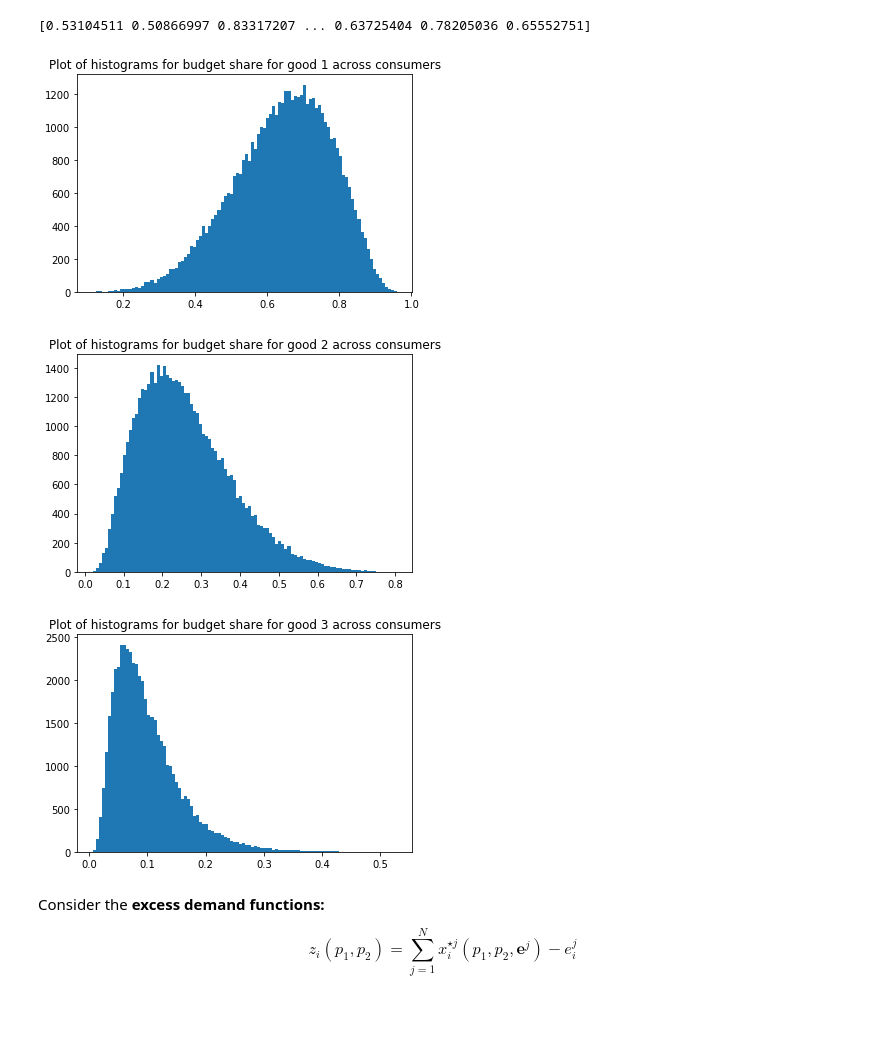
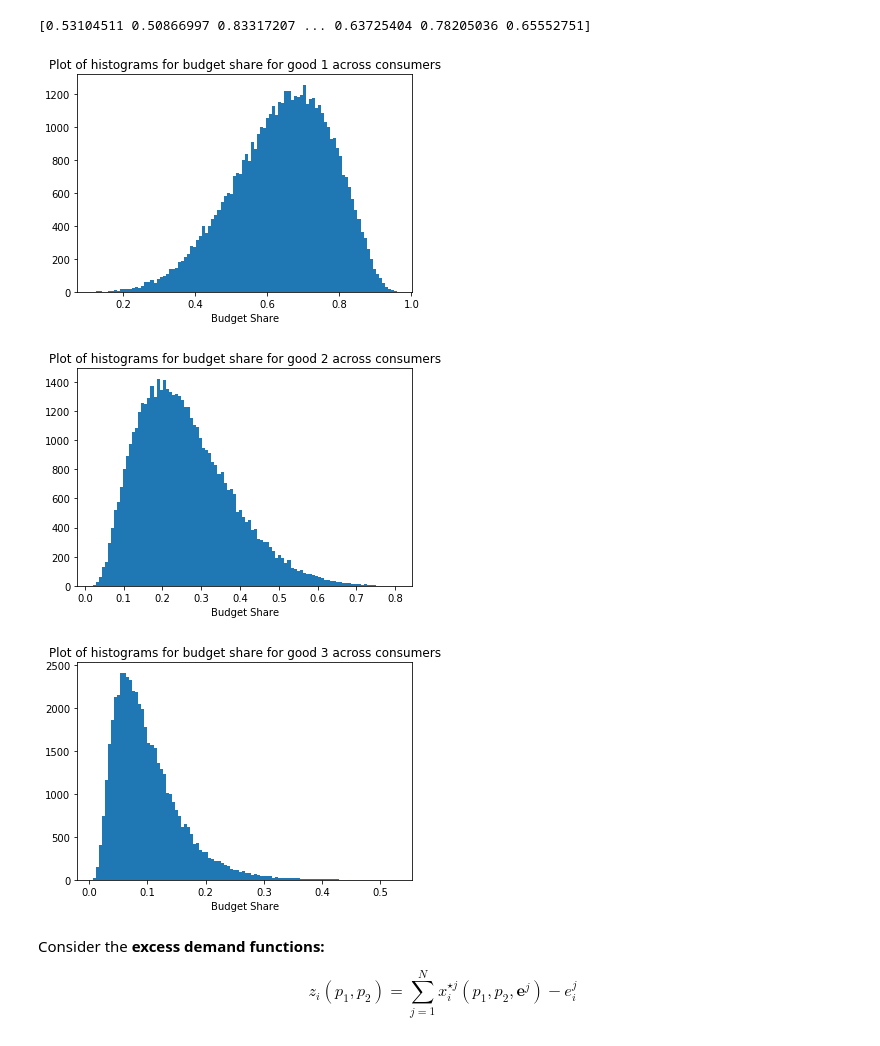
Before and after one commit to NumEconCopenhagen/projects-2019-tba, a Jupyter notebook: examproject/examproject/exam_2019_B.ipynb, the cells around one changed output. Drawn from its saved outputs; the diff is of its cells as text; code cells hidden in the pictures; blank space fills up the shorter version.

```diff
--- a/examproject/examproject/exam_2019_B.ipynb
+++ b/examproject/examproject/exam_2019_B.ipynb
@@ -321,21 +310,24 @@ print(beta1)
 # %%
 # Histogram
 
 plt.hist(beta1, bins=100) #100 bins means grouping into 100 sections between 0 and 1
 plt.title("Plot of histograms for budget share for good 1 across consumers")
+plt.xlabel("Budget Share")
 plt.show()
 
 plt.hist(beta2, bins=100) #100 bins means grouping into 100 sections between 0 and 1
 plt.title("Plot of histograms for budget share for good 2 across consumers")
+plt.xlabel("Budget Share")
 plt.show()
 
 plt.hist(beta3, bins=100) #100 bins means grouping into 100 sections between 0 and 1
 plt.title("Plot of histograms for budget share for good 3 across consumers")
+plt.xlabel("Budget Share")
 plt.show()
 # %% [output]
-[figure, old version]
+[figure, new version]
-[figure, old version]
+[figure, new version]
-[figure, old version]
+[figure, new version]
 # %% [markdown]
 Consider the **excess demand functions:**
 
```
Also changed, not shown: parts of 31 cells of this notebook.
